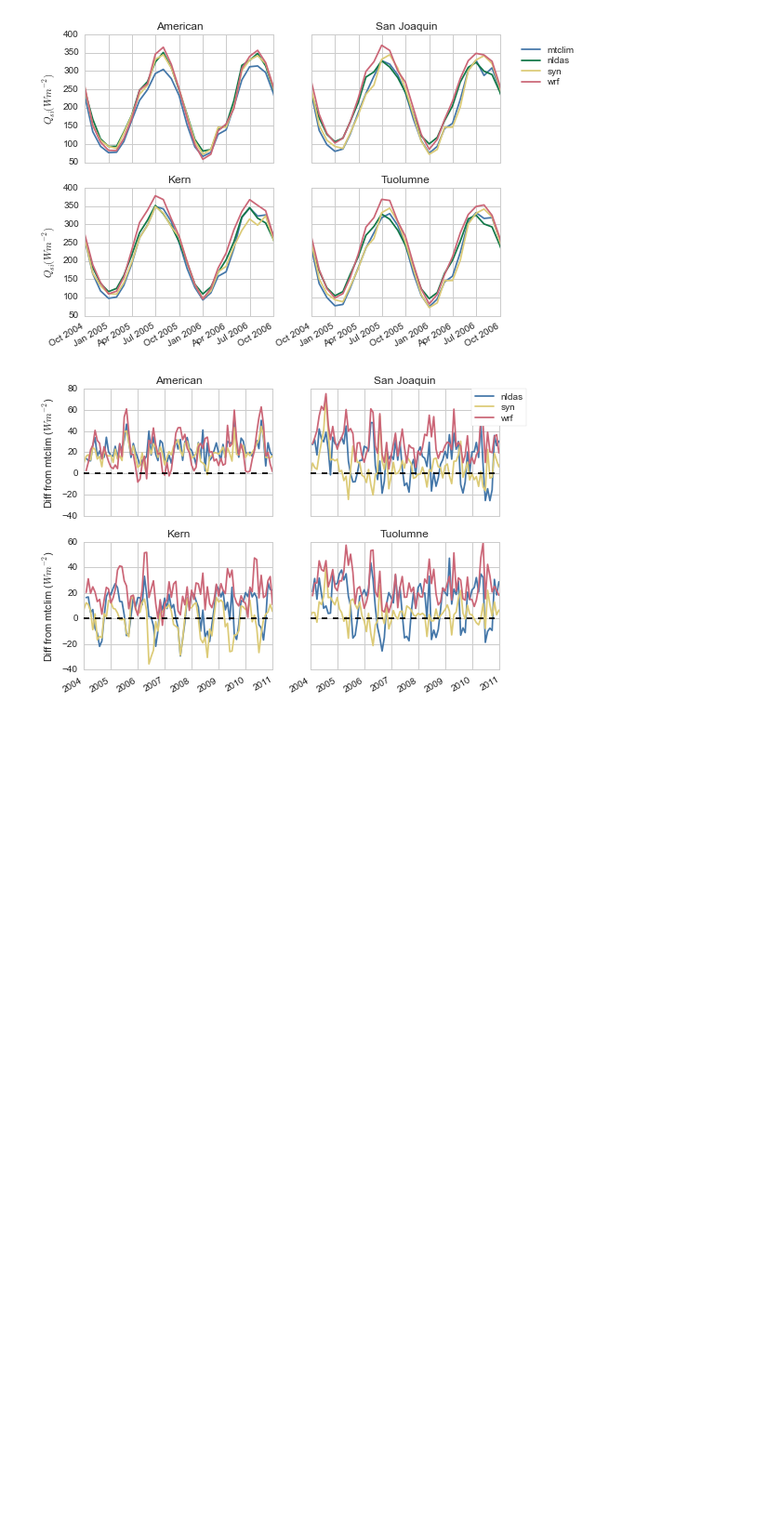
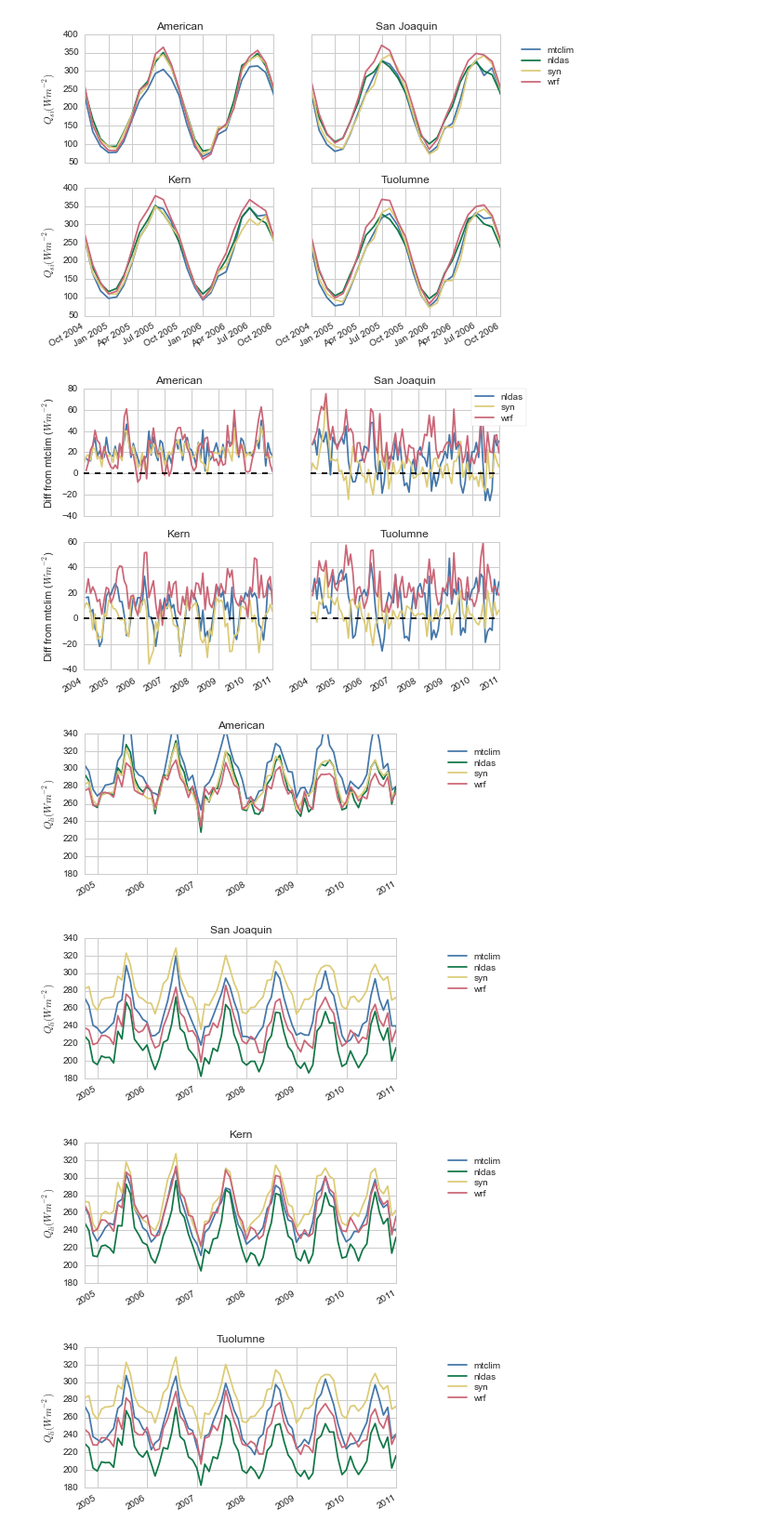
Before and after one commit to klapo/CalRad, a Jupyter notebook: CR.BasinComparison.ipynb, the cells around one changed output. Shown at 93% size. Drawn from its saved outputs; the diff is of its cells as text; code cells hidden in the pictures; blank space fills up the shorter version.

Commit message:
Added Qli comparison, cleaned up function calls to use kgraph

```diff
--- a/CR.BasinComparison.ipynb
+++ b/CR.BasinComparison.ipynb
@@ -204,7 +178,7 @@ from shapely.prepared import prep
 ##### Basemap
 lat = mtclim.latitude.values
 lon = mtclim.longitude.values
-bmp,bmd = build_basemap(lon,lat,dir_bmap)
+bmp,bmd = kgraph.build_basemap(lon,lat,dir_bmap)
 lat_labels = bmd['lat_labels']
 lon_labels = bmd['lon_labels']
 
@@ -344,3 +287,42 @@ os.chdir(dir_print)
 fig.savefig('BasinComparison.MTCLIMDiff.png')
 # %% [output]
 [figure]
+# %%
+##########################
+## Mean Qli over basins ##
+##########################
+colsche = kgraph.SRON(4)
+pr_names = ['mtclim','nldas','syn','wrf']
+
+# Panda Dataframe containing basin polygons
+df_map = pd.DataFrame({
+    'poly': [Polygon(basin_points) for basin_points in bmp.SierraBasins],
+    'name': [basins['BASIN'] for basins in bmp.SierraBasins_info]
+})
+
+## Points within basin
+for k,(bname,basins) in enumerate(zip(df_map['name'],df_map['poly'])):
+    fig,ax = plt.subplots(1,1,figsize=(6,3))
+    for n,pr in enumerate(pr_names):
+        ## Product grid lat/lon -> shapely 'point' class, mean of Qli within basin
+        mlon,mlat = np.meshgrid(monthly_mean[pr].longitude.values,monthly_mean[pr].latitude.values)
+        mapped_points = [Point(mapped_x, mapped_y) for mapped_x, mapped_y in zip(mlon.flatten(),mlat.flatten())]
+
+        # lat (index 1) /lon (index 0) of points within basin
+        cont_p = contained_points(basins,mapped_points)
+
+        ax.plot(monthly_mean[pr].time,\
+                 monthly_mean[pr].LWdwn.sel_points(longitude=cont_p[0],latitude=cont_p[1]).mean('points'),\
+                color=colsche[n],label=pr)
+    ax.legend(loc='center',labelspacing=.25,markerscale=1,bbox_to_anchor=(1, .5, .5, .5))
+    ax.set_title(bname)
+    ax.set_xlim(datetime(2004,10,1),datetime(2011,1,1))
+    ax.set_ylabel('$Q_{li} (Wm^{-2})$')
+    ax.set_ylim(180,340)
+
+    fig.autofmt_xdate()
+# %% [output]
+[figure, added]
+[figure, added]
+[figure, added]
+[figure, added]
```
Also changed, not shown: parts of 5 cells of this notebook.
